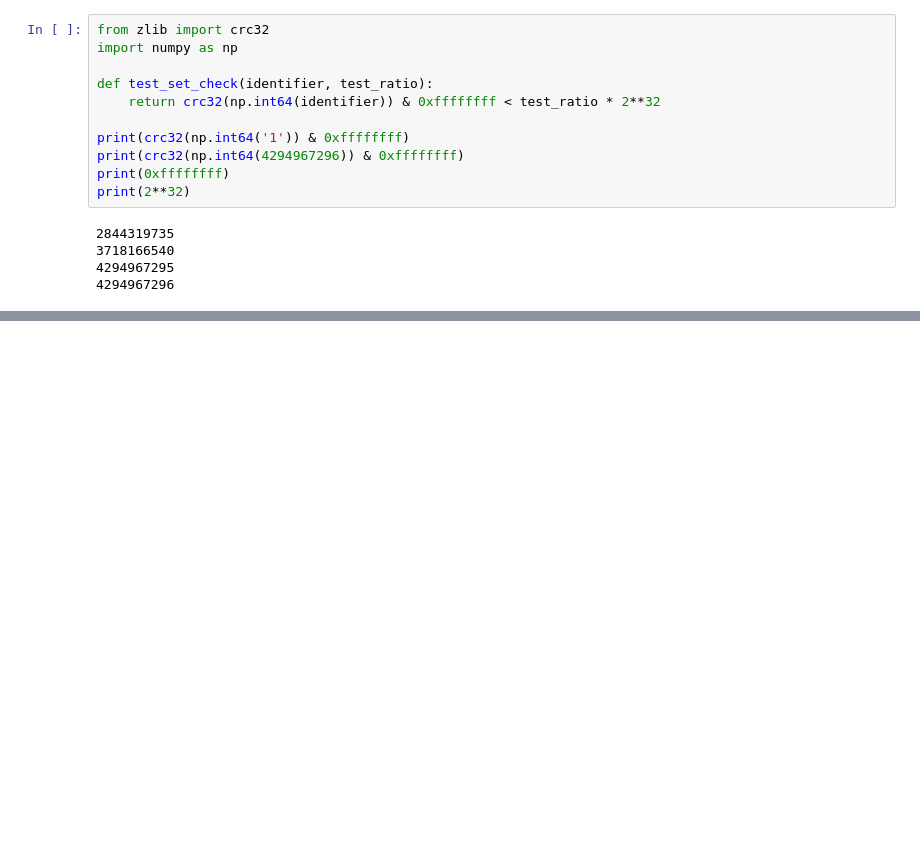
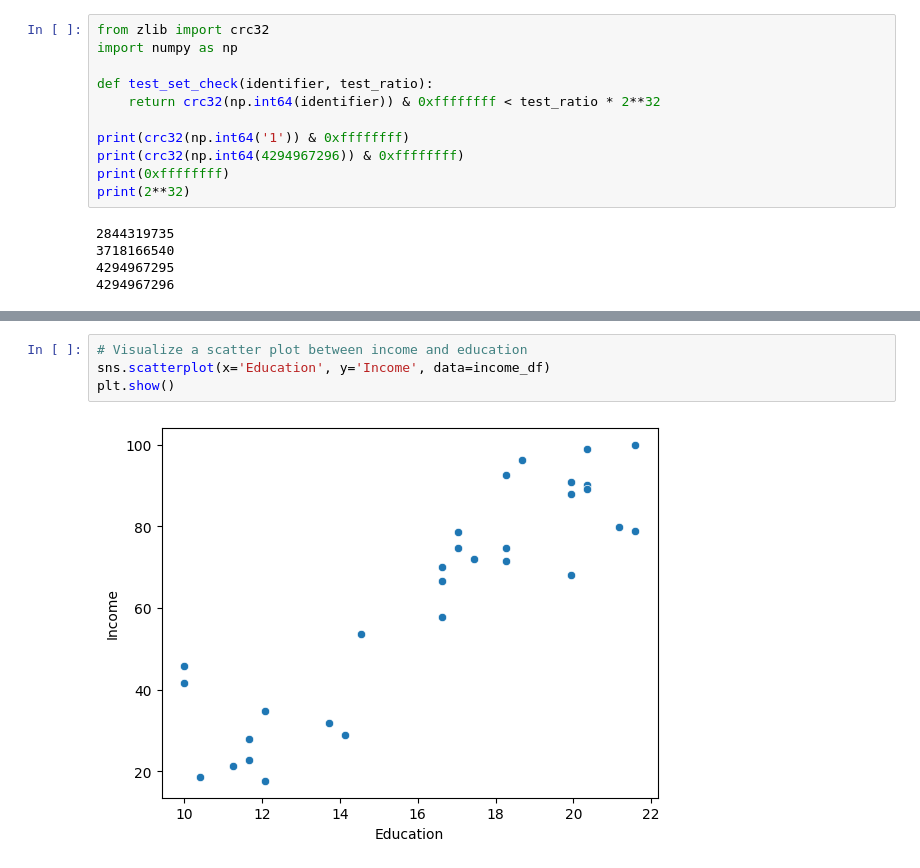
Before and after one commit to IT4063C/IT4063C.github.io, a Jupyter notebook: content/course-notes/9.ml-regression/transcript.ipynb, the cells around one changed output, grey strips where cells are left out. Cells and saved outputs as stored; diff of their text form; blank space fills up the shorter version.

```diff
--- a/content/course-notes/9.ml-regression/transcript.ipynb
+++ b/content/course-notes/9.ml-regression/transcript.ipynb
@@ -116,0 +168,6 @@ Finally we'll end the module with a complete end-to-end example of a machine lea
+# %%
+# Visualize a scatter plot between income and education
+sns.scatterplot(x='Education', y='Income', data=income_df)
+plt.show()
+# %% [output]
+[figure, added]
```
Also changed, not shown: parts of 30 cells of this notebook, 25 other files.
